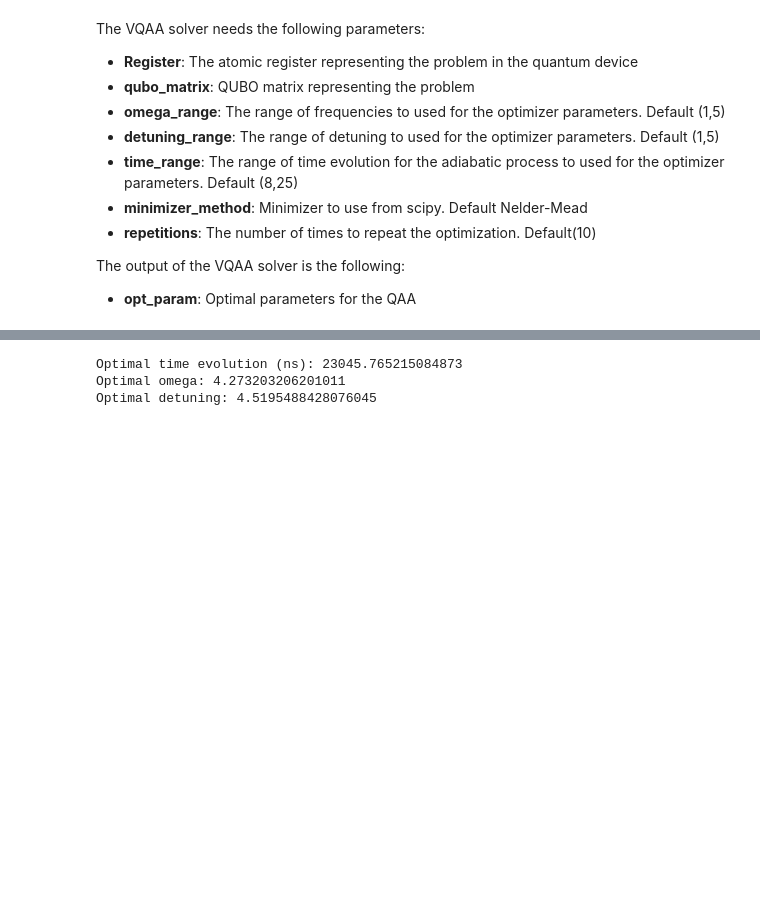
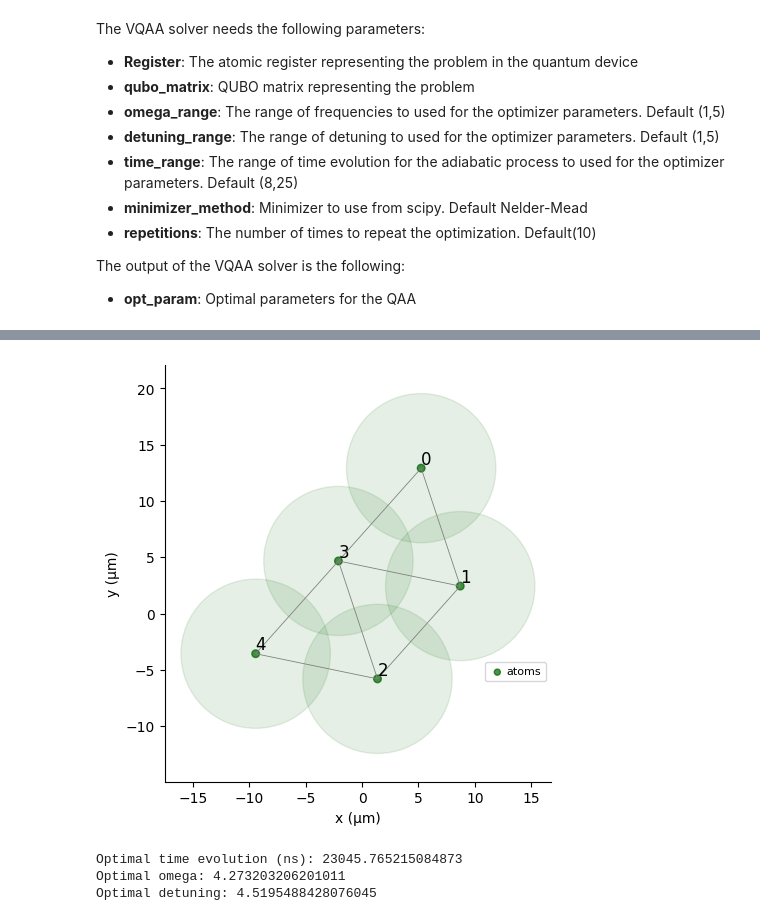
Before and after one commit to victor-onofre/pasqal_project, a Jupyter notebook: vqaa_tests.ipynb, the cells around one changed output, grey strips where cells are left out. Cells and saved outputs as stored; diff of their text form; code cells hidden in the pictures; blank space fills up the shorter version.

```diff
--- a/vqaa_tests.ipynb
+++ b/vqaa_tests.ipynb
@@ -42,7 +44,9 @@ coords_example = create_coordinates(Q_example_encoding)
 # %%
 qubits_example = dict(enumerate(coords_example))
 reg_example = Register(qubits_example)
-#reg_example.draw(blockade_radius=Chadoq2.rydberg_blockade_radius(1.0),draw_graph=True,draw_half_radius=True)
+reg_example.draw(blockade_radius=Chadoq2.rydberg_blockade_radius(1.0),draw_graph=True,draw_half_radius=True, fig_name= 'encoding_main.pdf')
+# %% [output]
+[figure, added]
 # %%
 opt_parameters = VQAA(reg_example,
                       Q_example_encoding)
```
Also changed, not shown: parts of 3 cells of this notebook, 5 other files.
